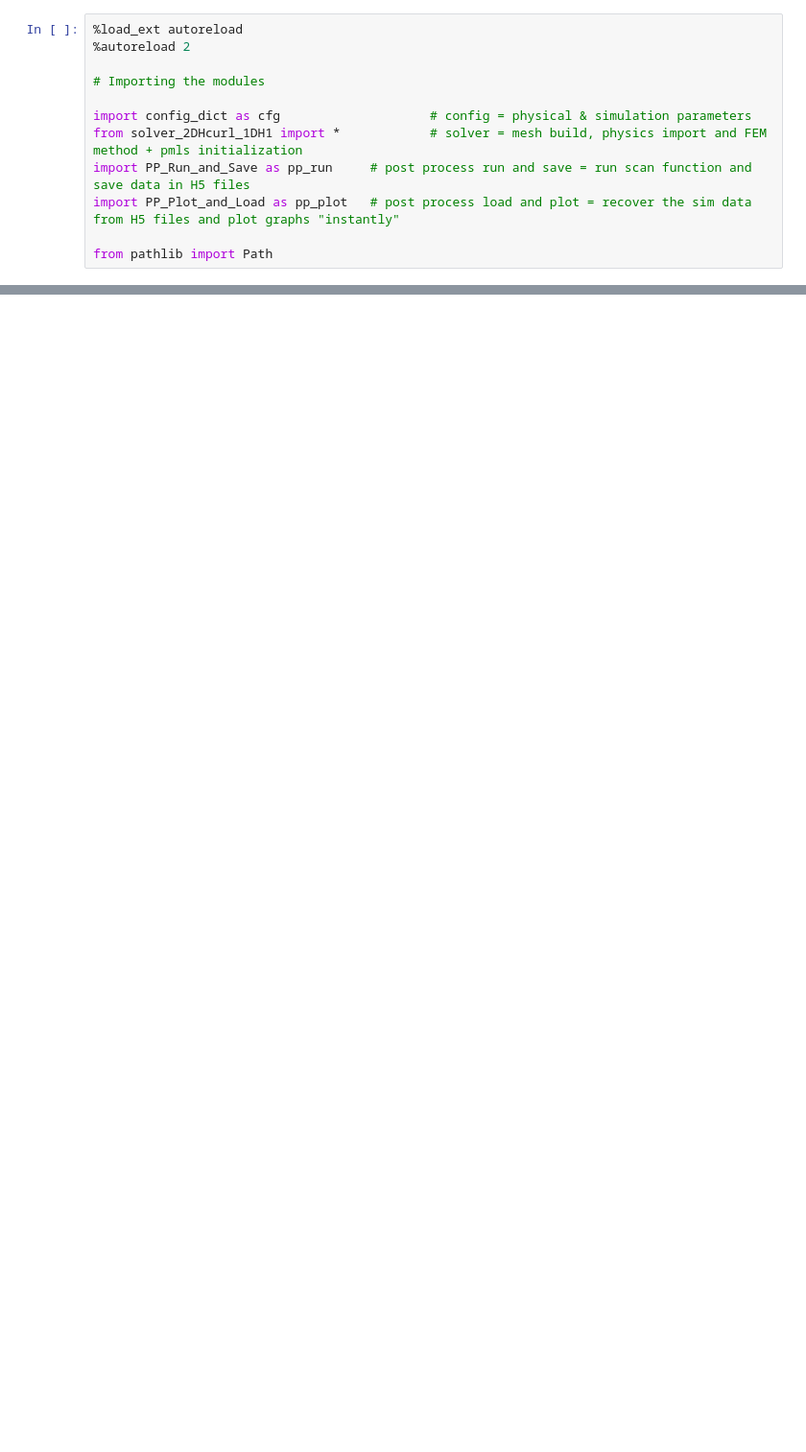
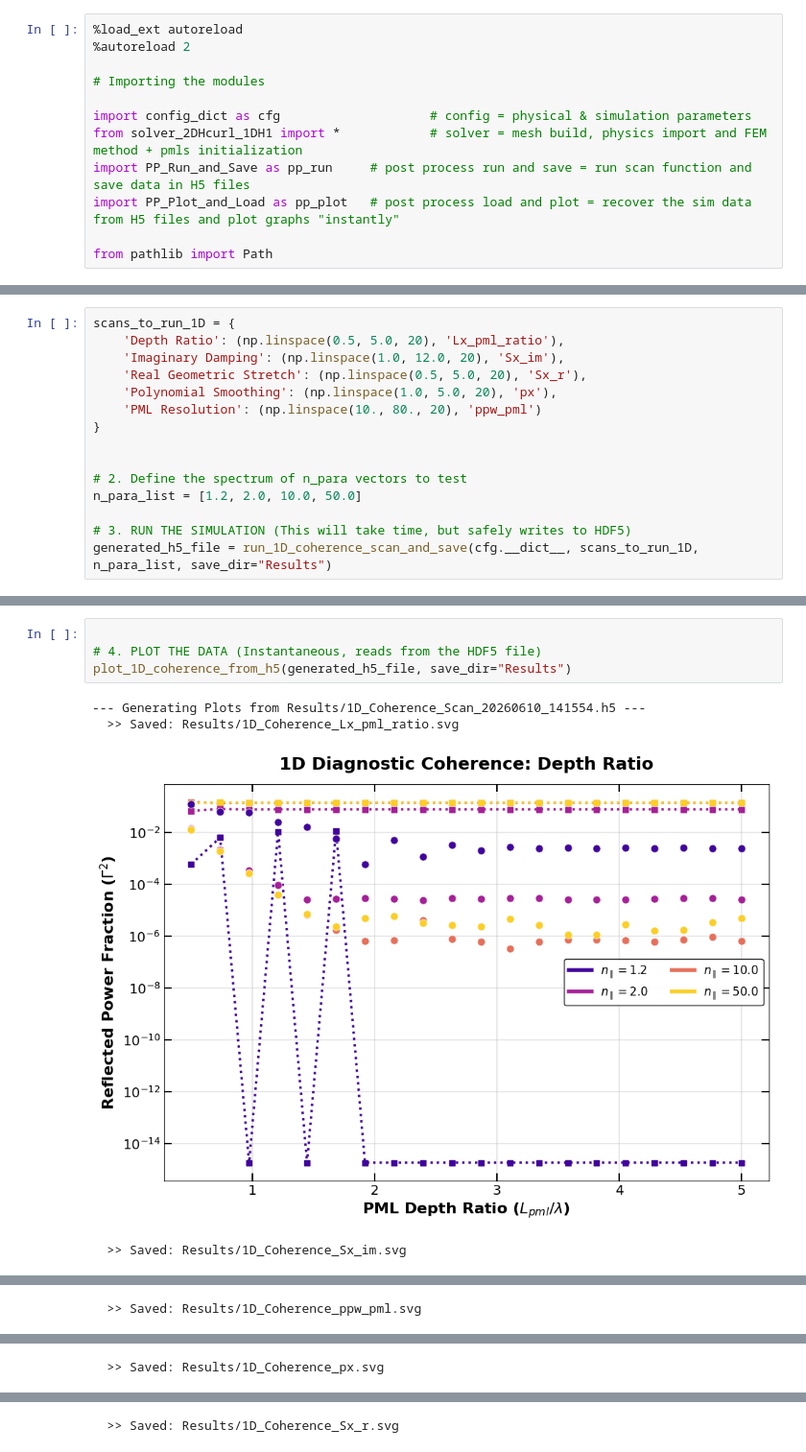
Before and after one commit to RemiBellon/LH_coupling_code_remi, a Jupyter notebook: 2D_Complete_Version/main.ipynb, the cells around one changed output, grey strips where cells are left out. Shown at 96% size. Drawn from its saved outputs; the diff is of its cells as text; blank space fills up the shorter version.

```diff
--- a/2D_Complete_Version/main.ipynb
+++ b/2D_Complete_Version/main.ipynb
@@ -340,0 +290,15 @@ used dof inconsistency
+# %%
+scans_to_run_1D = {
+    'Depth Ratio': (np.linspace(0.5, 5.0, 20), 'Lx_pml_ratio'),
+    'Imaginary Damping': (np.linspace(1.0, 12.0, 20), 'Sx_im'),
+    'Real Geometric Stretch': (np.linspace(0.5, 5.0, 20), 'Sx_r'),
+    'Polynomial Smoothing': (np.linspace(1.0, 5.0, 20), 'px'),
+    'PML Resolution': (np.linspace(10., 80., 20), 'ppw_pml')
+}
+
+
+# 2. Define the spectrum of n_para vectors to test
+n_para_list = [1.2, 2.0, 10.0, 50.0]
+
+# 3. RUN THE SIMULATION (This will take time, but safely writes to HDF5)
+generated_h5_file = run_1D_coherence_scan_and_save(cfg.__dict__, scans_to_run_1D, n_para_list, save_dir="Results")
@@ -340,0 +340,9 @@ used dof inconsistency
+# %%
+
+# 4. PLOT THE DATA (Instantaneous, reads from the HDF5 file)
+plot_1D_coherence_from_h5(generated_h5_file, save_dir="Results")
+# %% [output]
+--- Generating Plots from Results/1D_Coherence_Scan_20260610_141554.h5 ---
+  >> Saved: Results/1D_Coherence_Lx_pml_ratio.svg
+[figure, added]
+  >> Saved: Results/1D_Coherence_Sx_im.svg
@@ -340,0 +350 @@ used dof inconsistency
+  >> Saved: Results/1D_Coherence_ppw_pml.svg
@@ -340,0 +352 @@ used dof inconsistency
+  >> Saved: Results/1D_Coherence_px.svg
@@ -340,0 +354 @@ used dof inconsistency
+  >> Saved: Results/1D_Coherence_Sx_r.svg
```
Also changed, not shown: parts of 9 cells of this notebook, 42 other files.
